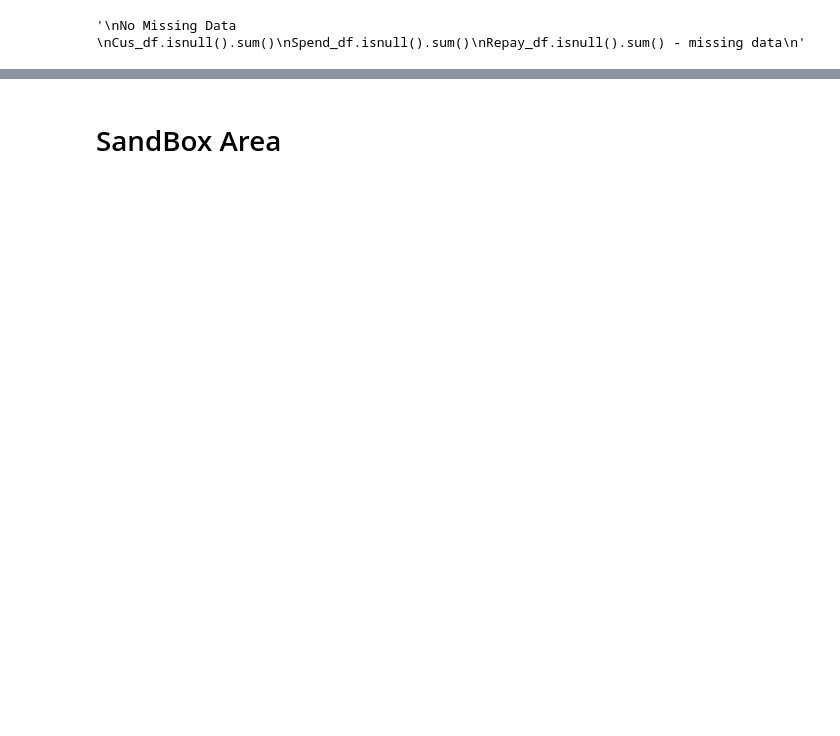
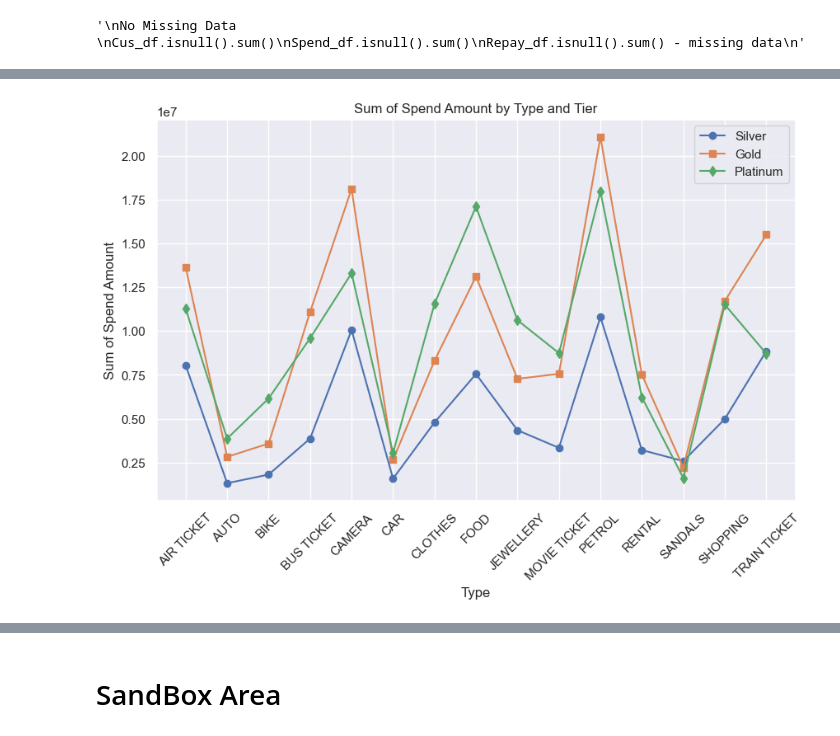
Before and after one commit to laysiong/Data-Analysis-Projects, a Jupyter notebook: CreditCard_Analysis/credit-card-exploratory-data-analysis.ipynb, the cells around one changed output, grey strips where cells are left out. Cells and saved outputs as stored; diff of their text form; code cells hidden in the pictures; blank space fills up the shorter version.

```diff
--- a/CreditCard_Analysis/credit-card-exploratory-data-analysis.ipynb
+++ b/CreditCard_Analysis/credit-card-exploratory-data-analysis.ipynb
@@ -585,0 +695,37 @@ fig.show()
+# %%
+agg_funcs = {
+    'Spend_Amt': ['sum','mean'],
+    'Type':['count','max'],
+    'Customer':['max'],
+    'Purchase_Date':['first'],
+    'AgeGroup':['first']
+}
+
+spend_date_df = Cus_N_Spend_df.groupby(['Tier', 'Type']).agg(agg_funcs).reset_index()
+spend_date_df.columns = ['_'.join(col).strip() for col in spend_date_df.columns]
+
+import matplotlib.pyplot as plt
+
+# Separate the data by tier
+silver_data = spend_date_df[spend_date_df['Tier_'] == 'Silver']
+gold_data = spend_date_df[spend_date_df['Tier_'] == 'Gold']
+platinum_data = spend_date_df[spend_date_df['Tier_'] == 'Platinum']
+
+plt.figure(figsize=(10, 6))
+
+# Plot each tier's data
+plt.plot(silver_data['Type_max'], silver_data['Spend_Amt_sum'], label='Silver', marker='o')
+plt.plot(gold_data['Type_max'], gold_data['Spend_Amt_sum'], label='Gold', marker='s')
+plt.plot(platinum_data['Type_max'], platinum_data['Spend_Amt_sum'], label='Platinum', marker='d')
+
+# Customize the chart
+plt.title('Sum of Spend Amount by Type and Tier')
+plt.xlabel('Type')
+plt.ylabel('Sum of Spend Amount')
+plt.xticks(rotation=45)
+plt.legend()
+
+# Show the chart
+plt.show()
+# %% [output]
+[figure, added]
```
Also changed, not shown: parts of 79 cells of this notebook.
